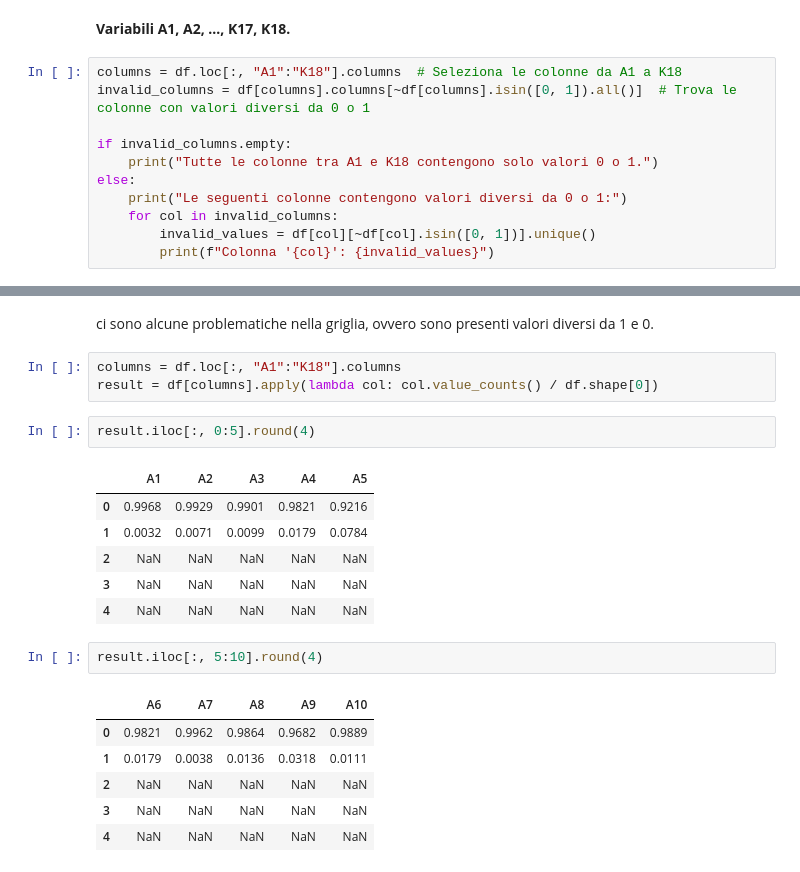
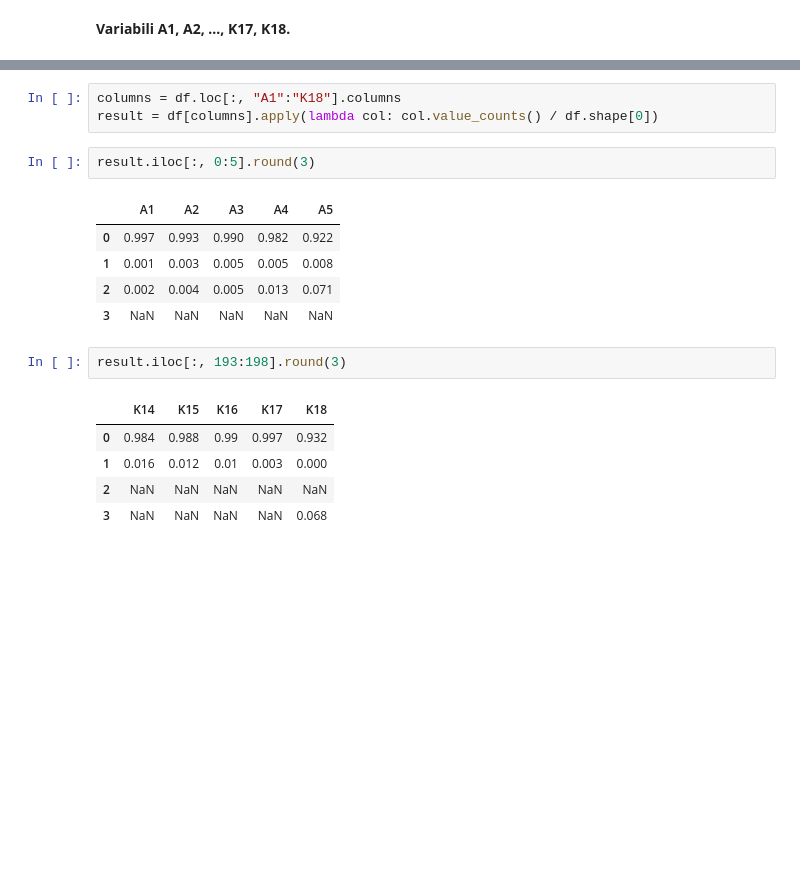
Before and after one commit to francescopagano/moonboard, a Jupyter notebook: moonboard_analysis.ipynb, the cells around one changed output, grey strips where cells are left out. Saved outputs shown, nothing was run; the diff lists cells and outputs as text; blank space fills up the shorter version.

```diff
--- a/moonboard_analysis.ipynb
+++ b/moonboard_analysis.ipynb
@@ -182,14 +182,3 @@ df["holdsetup.description"].value_counts().plot(kind="barh")
 [figure]
 # %% [markdown]
 **Variabili A1, A2, ..., K17, K18.**
-# %%
-columns = df.loc[:, "A1":"K18"].columns  # Seleziona le colonne da A1 a K18
-invalid_columns = df[columns].columns[~df[columns].isin([0, 1]).all()]  # Trova le colonne con valori diversi da 0 o 1
-
-if invalid_columns.empty:
-    print("Tutte le colonne tra A1 e K18 contengono solo valori 0 o 1.")
-else:
-    print("Le seguenti colonne contengono valori diversi da 0 o 1:")
-    for col in invalid_columns:
-        invalid_values = df[col][~df[col].isin([0, 1])].unique()
-        print(f"Colonna '{col}': {invalid_values}")
@@ -214,23 +185,19 @@ Colonna 'K18': [3]
-# %% [markdown]
-ci sono alcune problematiche nella griglia, ovvero sono presenti valori diversi da 1 e 0.
 # %%
 columns = df.loc[:, "A1":"K18"].columns
 result = df[columns].apply(lambda col: col.value_counts() / df.shape[0])
 # %%
-result.iloc[:, 0:5].round(4)
+result.iloc[:, 0:5].round(3)
 # %% [output]
 |  | A1 | A2 | A3 | A4 | A5 |
-| 0 | 0.9968 | 0.9929 | 0.9901 | 0.9821 | 0.9216 |
-| 1 | 0.0032 | 0.0071 | 0.0099 | 0.0179 | 0.0784 |
-| 2 | NaN | NaN | NaN | NaN | NaN |
+| 0 | 0.997 | 0.993 | 0.990 | 0.982 | 0.922 |
+| 1 | 0.001 | 0.003 | 0.005 | 0.005 | 0.008 |
+| 2 | 0.002 | 0.004 | 0.005 | 0.013 | 0.071 |
 | 3 | NaN | NaN | NaN | NaN | NaN |
-| 4 | NaN | NaN | NaN | NaN | NaN |
 # %%
-result.iloc[:, 5:10].round(4)
+result.iloc[:, 193:198].round(3)
 # %% [output]
-|  | A6 | A7 | A8 | A9 | A10 |
-| 0 | 0.9821 | 0.9962 | 0.9864 | 0.9682 | 0.9889 |
-| 1 | 0.0179 | 0.0038 | 0.0136 | 0.0318 | 0.0111 |
+|  | K14 | K15 | K16 | K17 | K18 |
+| 0 | 0.984 | 0.988 | 0.99 | 0.997 | 0.932 |
+| 1 | 0.016 | 0.012 | 0.01 | 0.003 | 0.000 |
 | 2 | NaN | NaN | NaN | NaN | NaN |
-| 3 | NaN | NaN | NaN | NaN | NaN |
-| 4 | NaN | NaN | NaN | NaN | NaN |
+| 3 | NaN | NaN | NaN | NaN | 0.068 |
```
Also changed, not shown: parts of 4 cells of this notebook, 2 other files.
